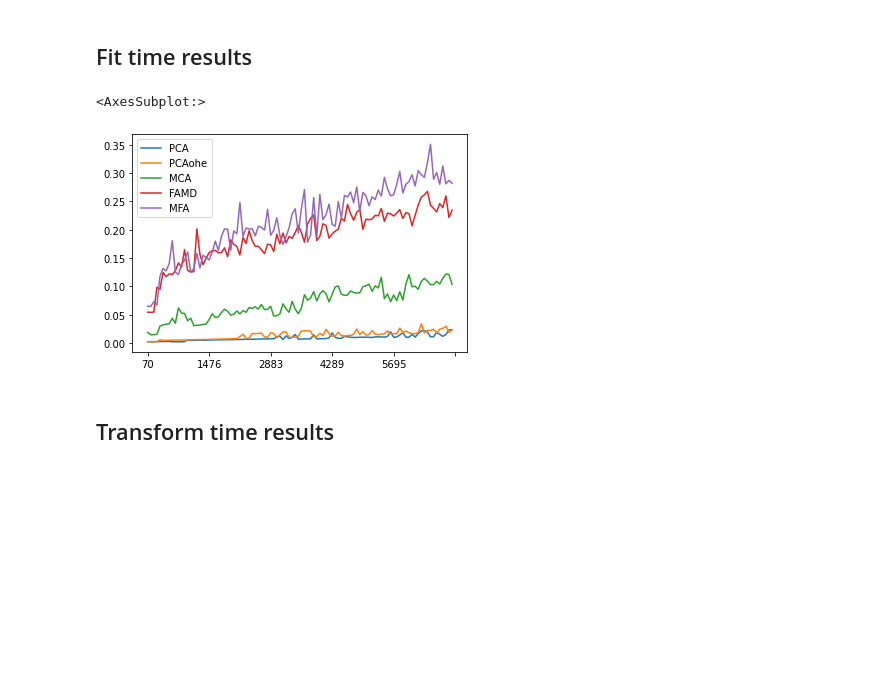
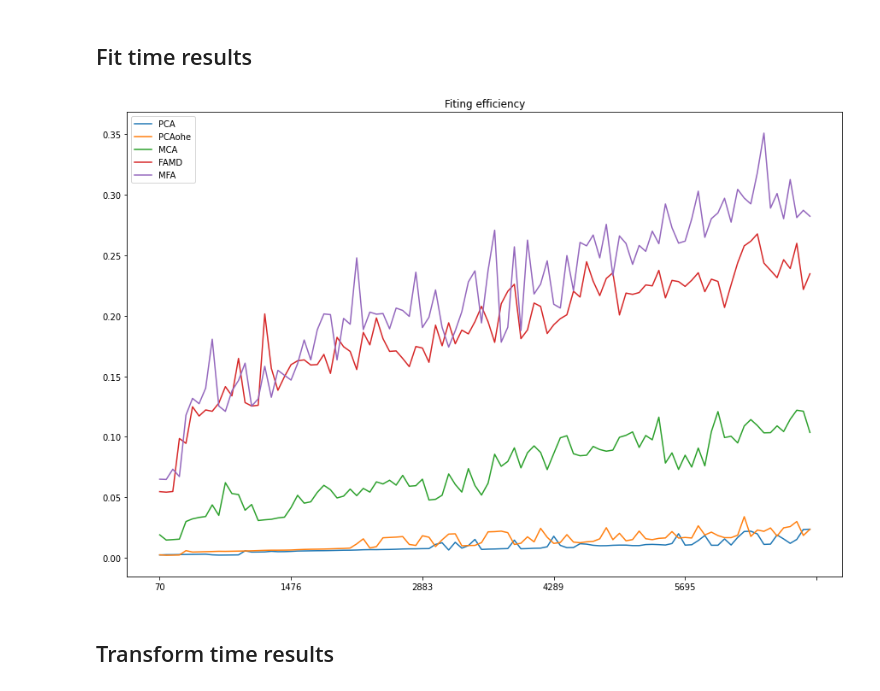
Before and after one commit to Vergenter/DataEmbeddingandVisualization, a Jupyter notebook: notebooks/analysis.ipynb, the cells around one changed output. Drawn from its saved outputs; the diff is of its cells as text; code cells hidden in the pictures; blank space fills up the shorter version.

```diff
--- a/notebooks/analysis.ipynb
+++ b/notebooks/analysis.ipynb
@@ -21,10 +21,10 @@ analysis.T.plot.bar()
 ## Fit time results
 # %%
 fit_time = read_csv("../results/fit_time_results.csv",index_col=[0])
-fit_time.T.plot()
+fit_time.T.plot(title="Fiting efficiency",figsize=(15,10))
+pass
 # %% [output]
-<AxesSubplot:>
-[figure, old version]
+[figure, new version]
 # %% [markdown]
 ## Transform time results
 # %%
```
Also changed, not shown: parts of 4 cells of this notebook.
